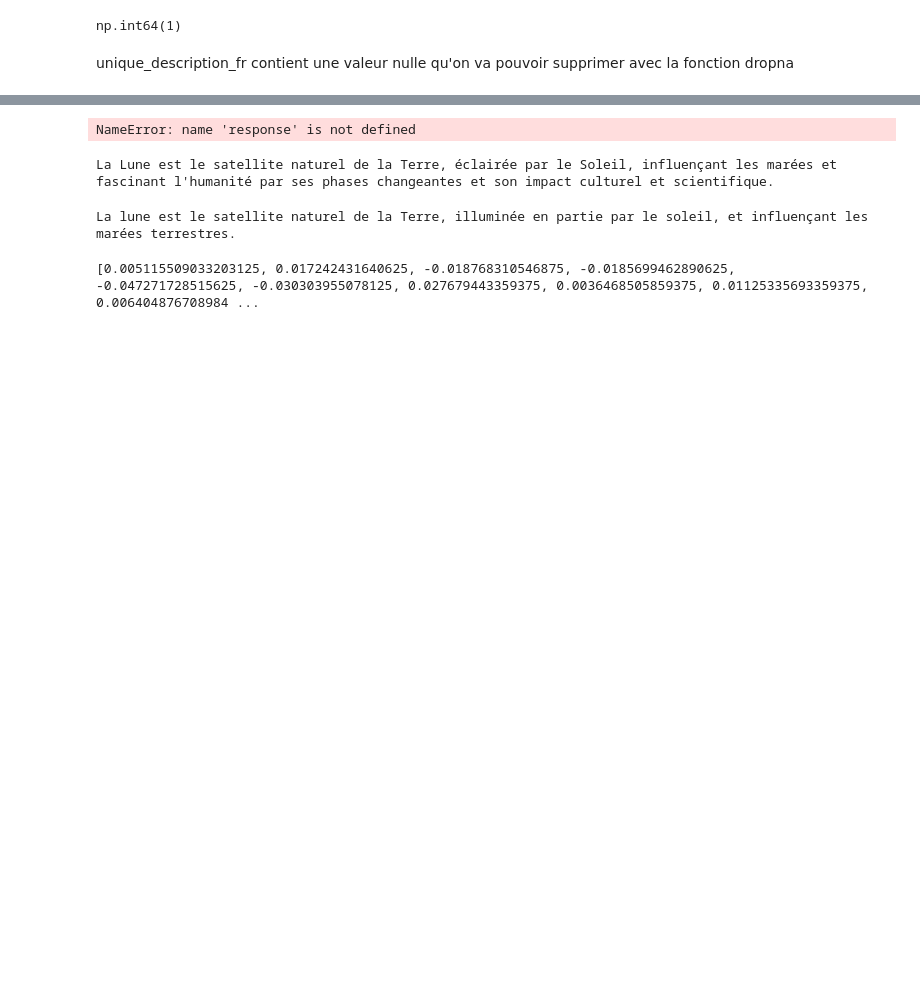
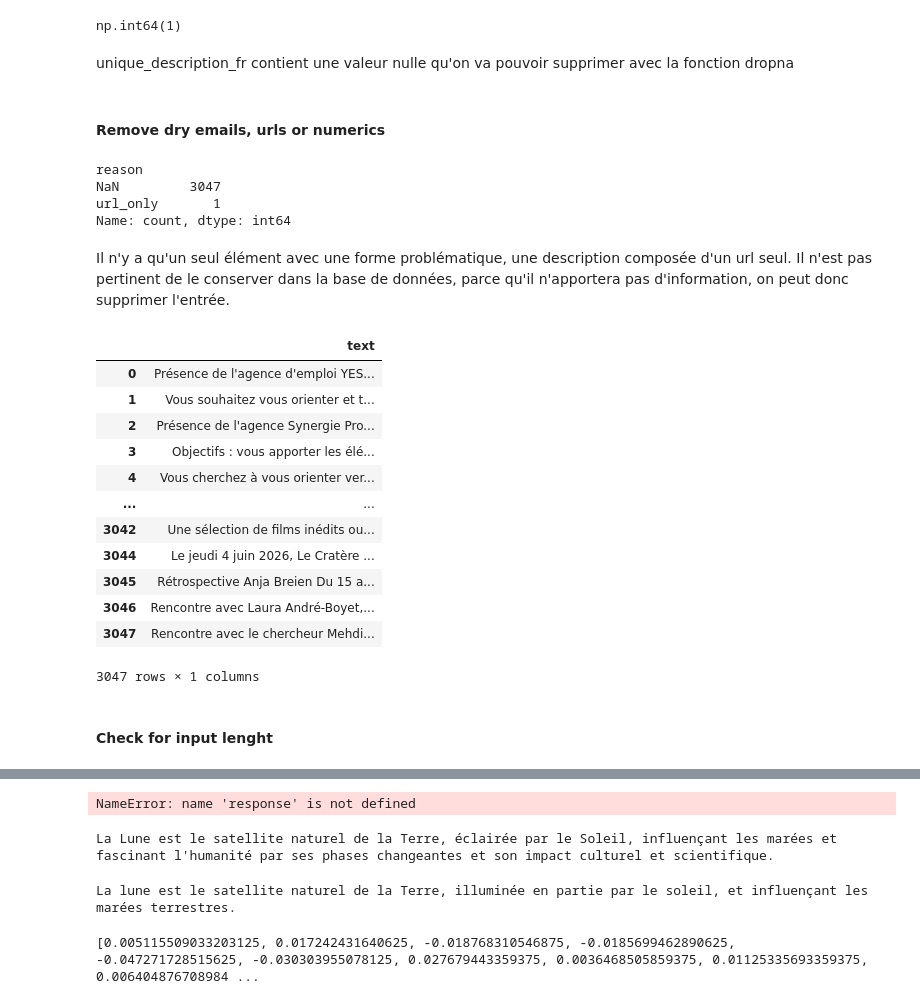
Before and after one commit to JPoitreau/oc-projet-9, a Jupyter notebook: src/notebooks/draft-and-exploration.ipynb, the cells around one changed output, grey strips where cells are left out. Drawn from its saved outputs; the diff is of its cells as text; code cells hidden in the pictures; blank space fills up the shorter version.

```diff
--- a/src/notebooks/draft-and-exploration.ipynb
+++ b/src/notebooks/draft-and-exploration.ipynb
@@ -50,3 +60,5 @@ np.int64(1)
 unique_description_fr contient une valeur nulle qu'on va pouvoir supprimer avec la fonction dropna
 # %%
 unique_description_fr = unique_description_fr.dropna()
+# %% [markdown]
+#### Remove dry emails, urls or numerics
@@ -52,0 +94,29 @@ unique_description_fr = unique_description_fr.dropna()
+# %%
+df_quality["reason"].value_counts(dropna=False)
+# %% [output]
+reason
+NaN         3047
+url_only       1
+Name: count, dtype: int64
+# %% [markdown]
+Il n'y a qu'un seul élément avec une forme problématique, une description composée d'un url seul. Il n'est pas pertinent de le conserver dans la base de données, parce qu'il n'apportera pas d'information, on peut donc supprimer l'entrée.
+# %%
+index_to_drop = df_quality[df_quality["reason"] == "url_only"].index
+description_df = description_df.drop(index_to_drop).reset_index(drop=True)
+description_df
+# %% [output]
+|  | text |
+| 0 | Présence de l'agence d'emploi YES... |
+| 1 | Vous souhaitez vous orienter et t... |
+| 2 | Présence de l'agence Synergie Pro... |
+| 3 | Objectifs : vous apporter les élé... |
+| 4 | Vous cherchez à vous orienter ver... |
+| ... | ... |
+| 3042 | Une sélection de films inédits ou... |
+| 3044 | Le jeudi 4 juin 2026, Le Cratère ... |
+| 3045 | Rétrospective Anja Breien Du 15 a... |
+| 3046 | Rencontre avec Laura André-Boyet,... |
+| 3047 | Rencontre avec le chercheur Mehdi... |
+3047 rows × 1 columns
+# %% [markdown]
+#### Check for input lenght
```
Also changed, not shown: parts of 30 cells of this notebook, 4 other files.
